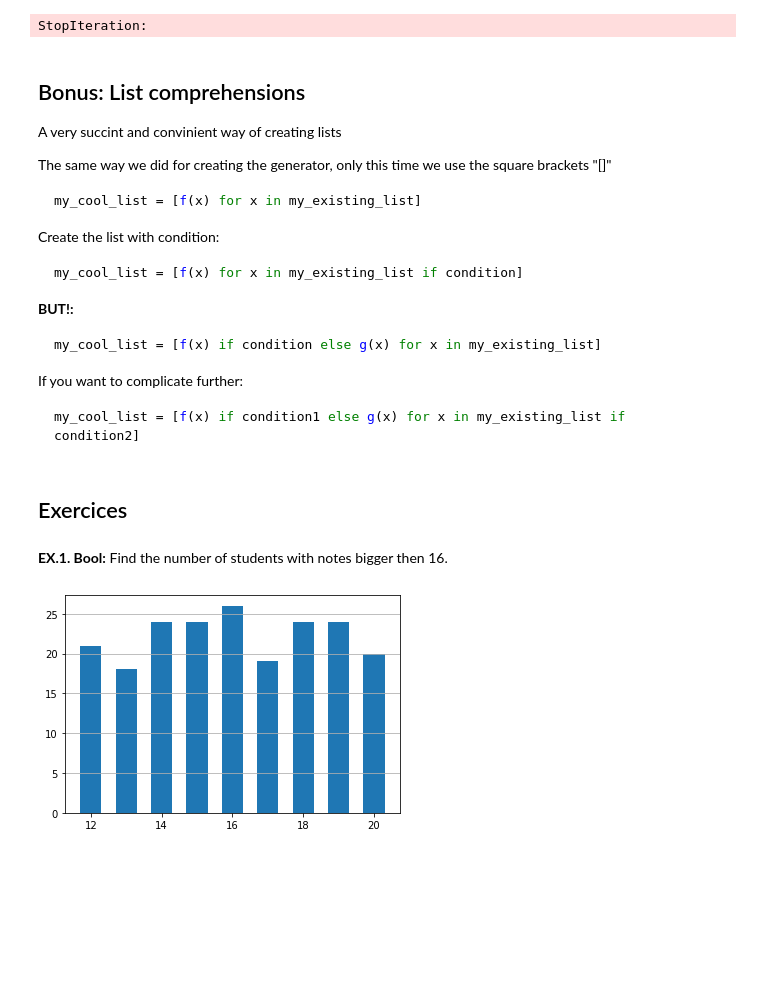
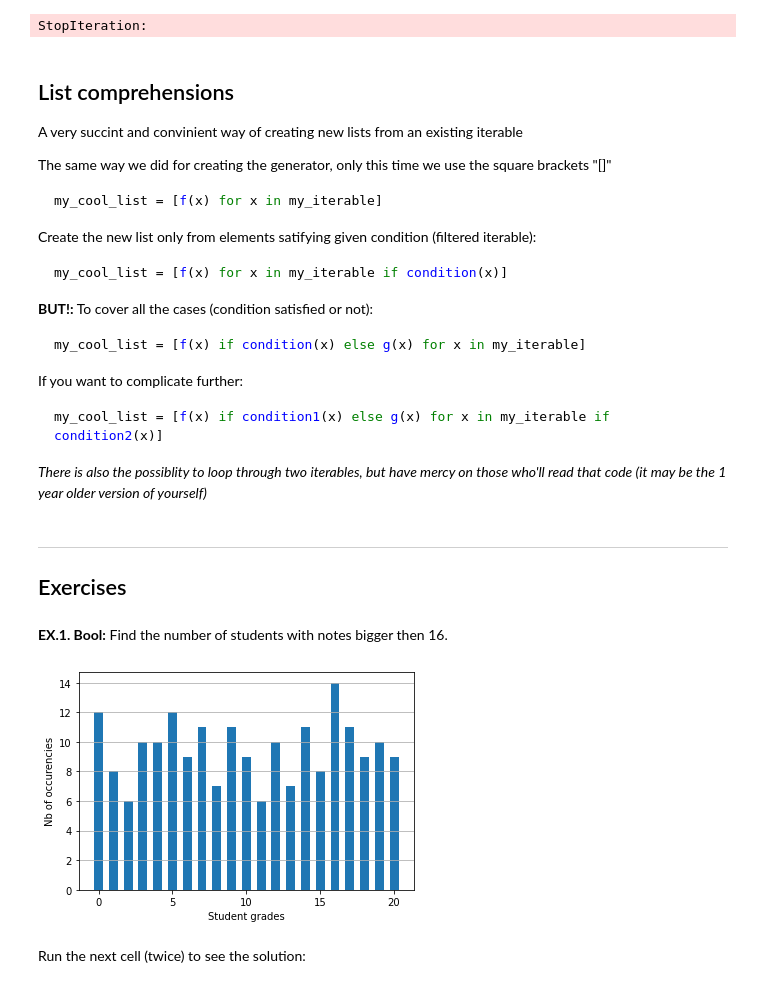
Before and after one commit to svi-lab/svi_python_initiation, a Jupyter notebook: notebooks/100_Basics.ipynb, the cells around one changed output. Saved outputs shown, nothing was run; the diff lists cells and outputs as text; code cells hidden in the pictures; blank space fills up the shorter version.

Commit message:
finished loops, numerical, sequences, half-trough strings

````diff
--- a/notebooks/100_Basics.ipynb
+++ b/notebooks/100_Basics.ipynb
@@ -142,41 +238,42 @@ next(my_gen)
 # %% [output]
 StopIteration:
 # %% [markdown]
-## Bonus: List comprehensions
+## List comprehensions
 
-A very succint and convinient way of creating lists
+A very succint and convinient way of creating new lists from an existing iterable
 
 The same way we did for creating the generator, only this time we use the square brackets "[]"
 ```Python
-my_cool_list = [f(x) for x in my_existing_list]
+my_cool_list = [f(x) for x in my_iterable]
 ```
-Create the list with condition:
+Create the new list only from elements satifying given condition (filtered iterable):
 ```Python
-my_cool_list = [f(x) for x in my_existing_list if condition]
+my_cool_list = [f(x) for x in my_iterable if condition(x)]
 ```
-**BUT!:**
+**BUT!:** To cover all the cases (condition satisfied or not):
 ```Python
-my_cool_list = [f(x) if condition else g(x) for x in my_existing_list]
+my_cool_list = [f(x) if condition(x) else g(x) for x in my_iterable]
 ```
 If you want to complicate further:
 ```Python
-my_cool_list = [f(x) if condition1 else g(x) for x in my_existing_list if condition2]
+my_cool_list = [f(x) if condition1(x) else g(x) for x in my_iterable if condition2(x)]
 ```
+
+_There is also the possiblity to loop through two iterables, but have mercy on those who'll read that code (it may be the 1 year older version of yourself)_
 # %% [markdown]
-## Exercices
+------------
+## Exercises
 # %% [markdown]
 **EX.1. Bool:**
 Find the number of students with notes bigger then 16.
 # %%
 import random # Example of a standard library module
 
-# The list of (good) student's notes
-# (integers from 12 to 20 for 200 students):
-notes_list = [random.randint(12, 20) for i in range(200)]
+# The list of student's grades
+# (integers from 0 to 20 for 200 students):
+grades_list = [random.randint(0, 20) for i in range(200)]
 # %%
-import matplotlib.pyplot as plt # Conventional way of importing matplotlib
-
-plt.hist(notes_list, bins=range(12,22), align='left', rwidth=0.6);
-plt.grid(True, axis='y')
+# Run this cell to see the histogram
+%run "../snippets/student_notes_histogram.py" {' '.join(map(str, grades_list))}
 # %% [output]
-[figure, old version]
+[figure, new version]
@@ -183 +282,3 @@ plt.grid(True, axis='y')
+# %% [markdown]
+Run the next cell (twice) to see the solution:
 # %%
````
Also changed, not shown: parts of 48 cells of this notebook, 6 other files.
